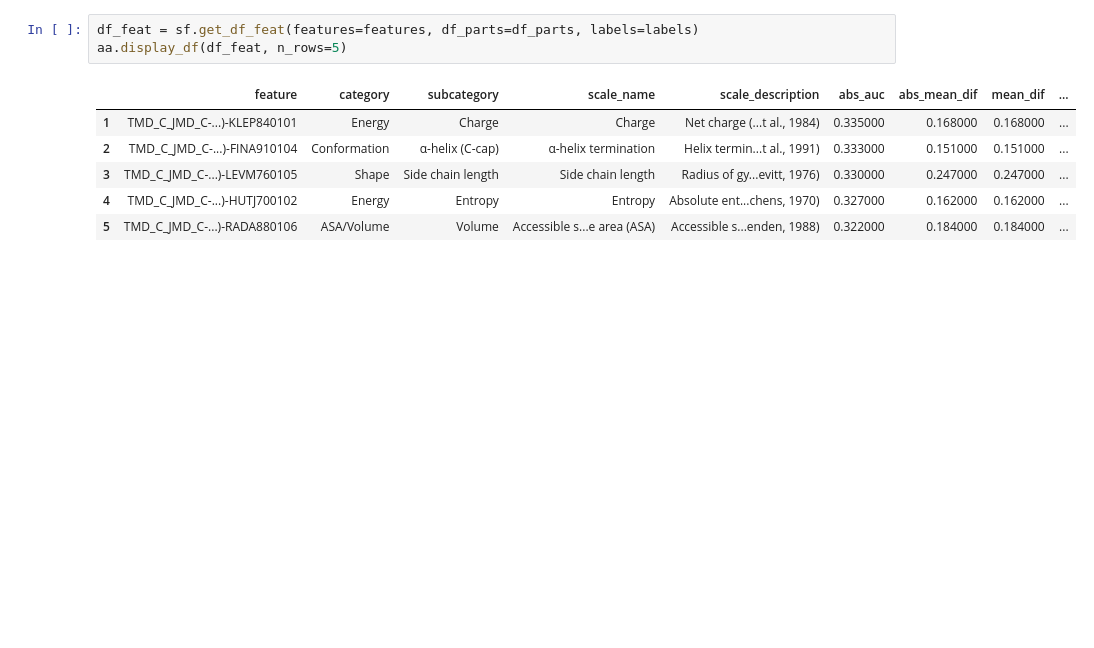
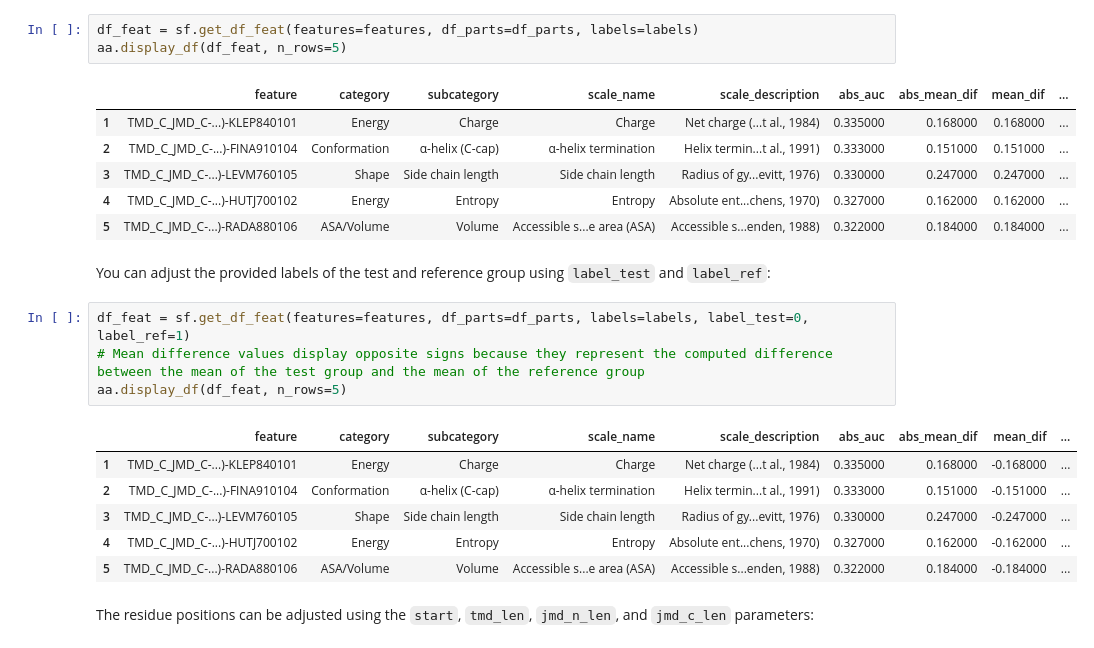
Before and after one commit to breimanntools/aaanalysis, a Jupyter notebook: examples/sf_get_df_feat.ipynb, the cells around one changed output. Cells and saved outputs as stored; diff of their text form; blank space fills up the shorter version.

Commit message:
Finish SequenceFeature().get_df_feat(), docu, tests, examples

```diff
--- a/examples/sf_get_df_feat.ipynb
+++ b/examples/sf_get_df_feat.ipynb
@@ -29,3 +29,18 @@ aa.display_df(df_feat, n_rows=5)
 | 3 | TMD_C_JMD_C-...)-LEVM760105 | Shape | Side chain length | Side chain length | Radius of gy...evitt, 1976) | 0.330000 | 0.247000 | 0.247000 | ... |
 | 4 | TMD_C_JMD_C-...)-HUTJ700102 | Energy | Entropy | Entropy | Absolute ent...chens, 1970) | 0.327000 | 0.162000 | 0.162000 | ... |
 | 5 | TMD_C_JMD_C-...)-RADA880106 | ASA/Volume | Volume | Accessible s...e area (ASA) | Accessible s...enden, 1988) | 0.322000 | 0.184000 | 0.184000 | ... |
+# %% [markdown]
+You can adjust the provided labels of the test and reference group using ``label_test`` and ``label_ref``:
+# %%
+df_feat = sf.get_df_feat(features=features, df_parts=df_parts, labels=labels, label_test=0, label_ref=1)
+# Mean difference values display opposite signs because they represent the computed difference between the mean of the test group and the mean of the reference group
+aa.display_df(df_feat, n_rows=5)
+# %% [output]
+|  | feature | category | subcategory | scale_name | scale_description | abs_auc | abs_mean_dif | mean_dif | ... |
+| 1 | TMD_C_JMD_C-...)-KLEP840101 | Energy | Charge | Charge | Net charge (...t al., 1984) | 0.335000 | 0.168000 | -0.168000 | ... |
+| 2 | TMD_C_JMD_C-...)-FINA910104 | Conformation | α-helix (C-cap) | α-helix termination | Helix termin...t al., 1991) | 0.333000 | 0.151000 | -0.151000 | ... |
+| 3 | TMD_C_JMD_C-...)-LEVM760105 | Shape | Side chain length | Side chain length | Radius of gy...evitt, 1976) | 0.330000 | 0.247000 | -0.247000 | ... |
+| 4 | TMD_C_JMD_C-...)-HUTJ700102 | Energy | Entropy | Entropy | Absolute ent...chens, 1970) | 0.327000 | 0.162000 | -0.162000 | ... |
+| 5 | TMD_C_JMD_C-...)-RADA880106 | ASA/Volume | Volume | Accessible s...e area (ASA) | Accessible s...enden, 1988) | 0.322000 | 0.184000 | -0.184000 | ... |
+# %% [markdown]
+The residue positions can be adjusted using the ``start``, ``tmd_len``, ``jmd_n_len``, and ``jmd_c_len`` parameters:
```
Also changed, not shown: parts of 4 cells of this notebook, 6 other files.
